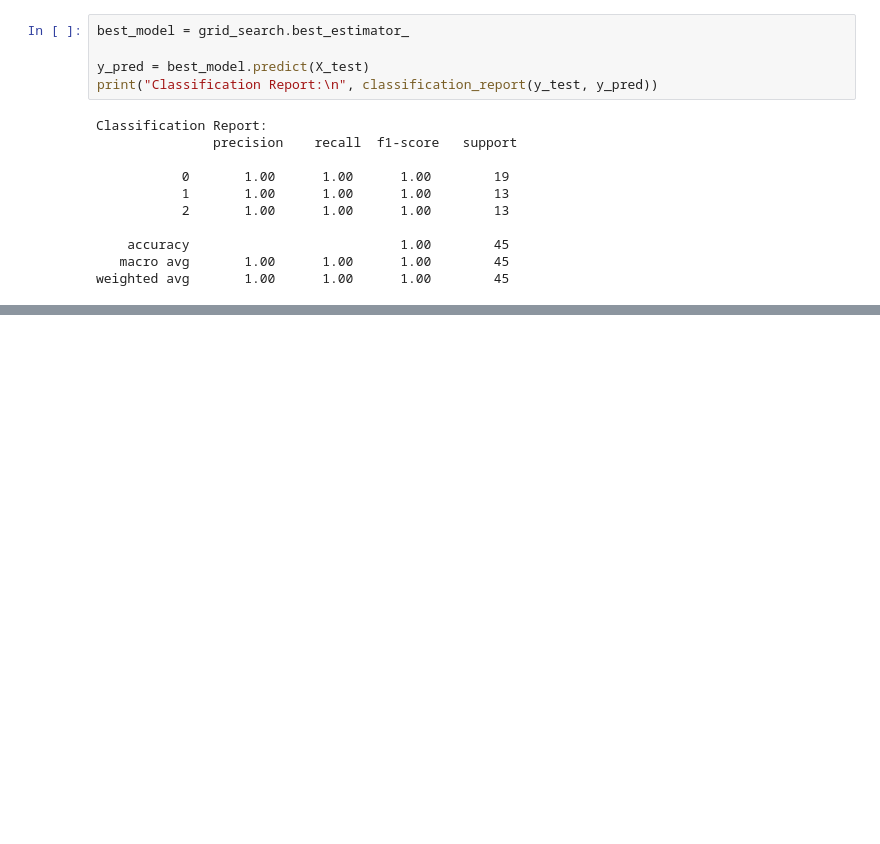
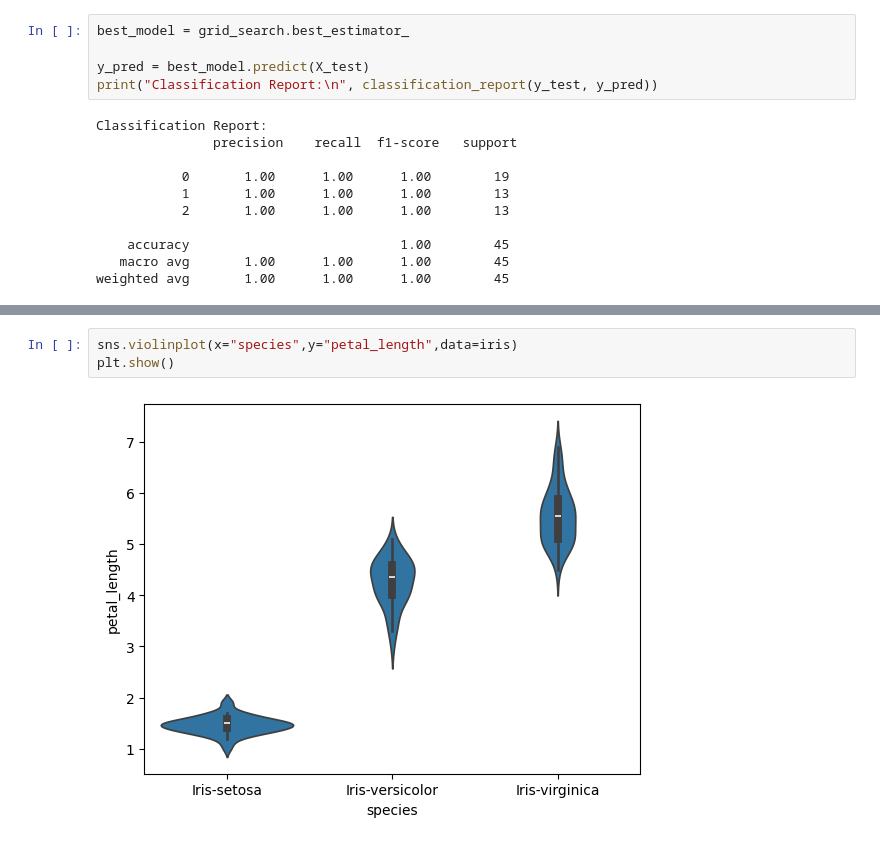
Before and after one commit to sreyas-sunandan/summer-internship-AI-ML, a Jupyter notebook: summerintership_ai_ml.ipynb, the cells around one changed output, grey strips where cells are left out. Cells and saved outputs as stored; diff of their text form; blank space fills up the shorter version.

```diff
--- a/summerintership_ai_ml.ipynb
+++ b/summerintership_ai_ml.ipynb
@@ -1199,0 +1251,5 @@ weighted avg       1.00      1.00      1.00        45
+# %%
+sns.violinplot(x="species",y="petal_length",data=iris)
+plt.show()
+# %% [output]
+[figure, added]
```
Also changed, not shown: parts of 13 cells of this notebook.
